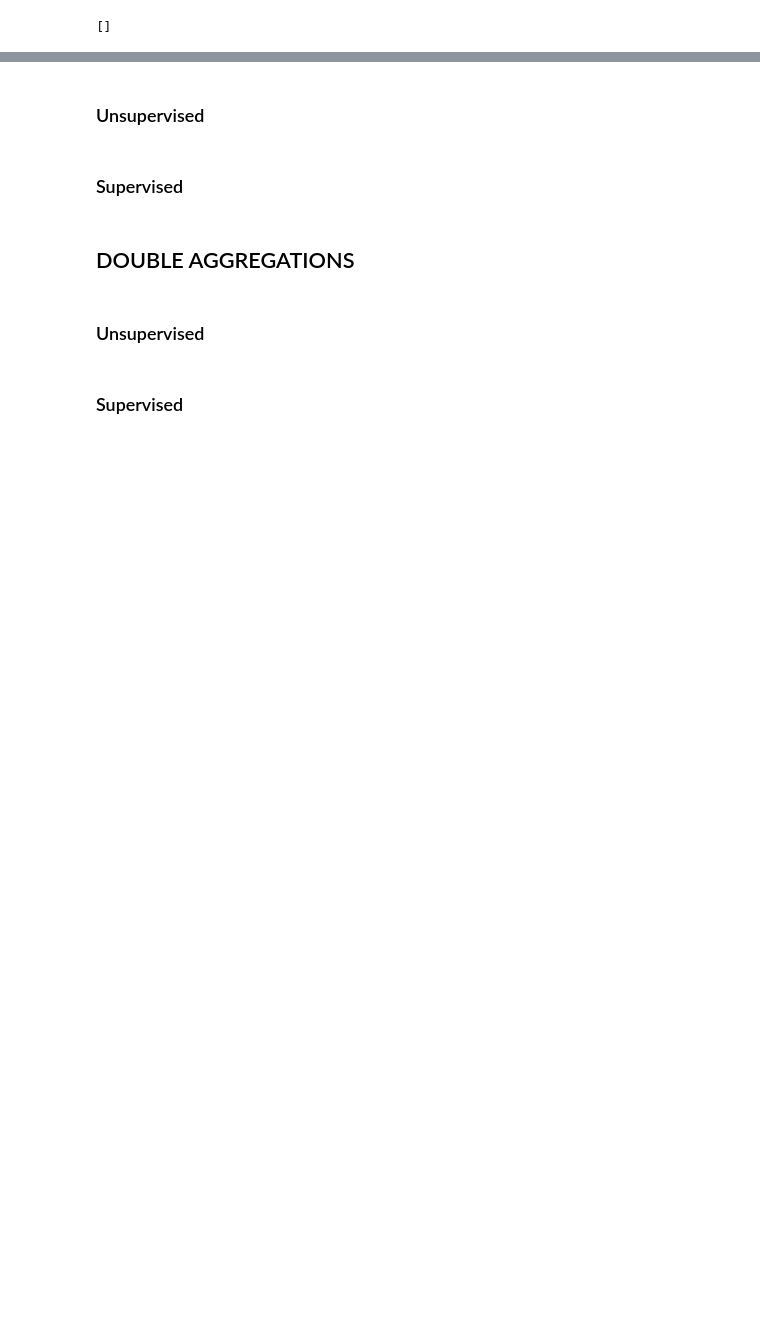
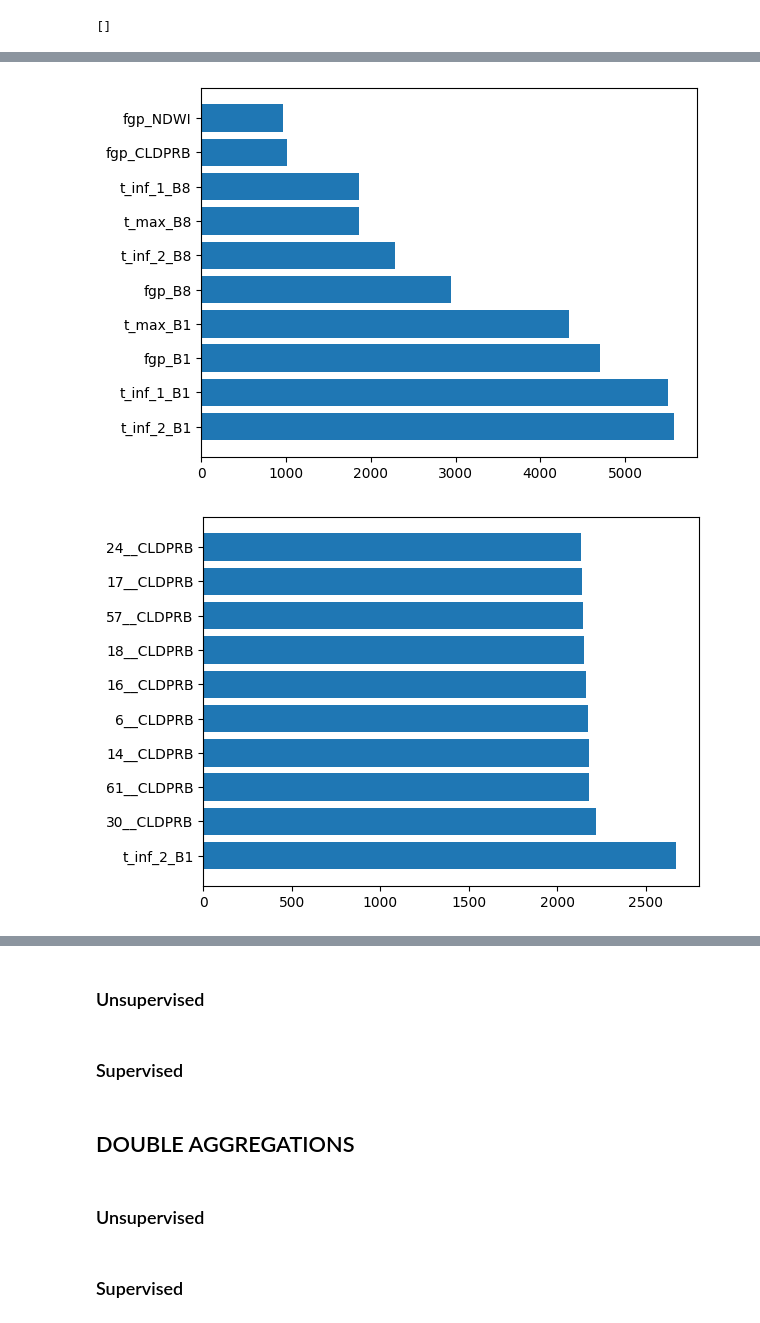
Before and after one commit to abhishek-kashyap-4/CTM, a Jupyter notebook: EDA/EDA.ipynb, the cells around one changed output, grey strips where cells are left out. Saved outputs shown, nothing was run; the diff lists cells and outputs as text; code cells hidden in the pictures; blank space fills up the shorter version.

```diff
--- a/EDA/EDA.ipynb
+++ b/EDA/EDA.ipynb
@@ -107,0 +177,11 @@ EDA_Functions.bar_hist(pd.DataFrame(a) , col = 'null values')
+# %%
+def top_variance(df,n):
+    df = df[EDA_Functions.get_numeric_columns(df)]
+    topn = df.var().sort_values(ascending=False).head(n)
+    plt.barh(topn.index,topn.values)
+    plt.show()
+top_variance(time_df , 10)
+top_variance(cgdd_df , 10)
+# %% [output]
+[figure, added]
+[figure, added]
```
Also changed, not shown: parts of 18 cells of this notebook, 15 other files.
